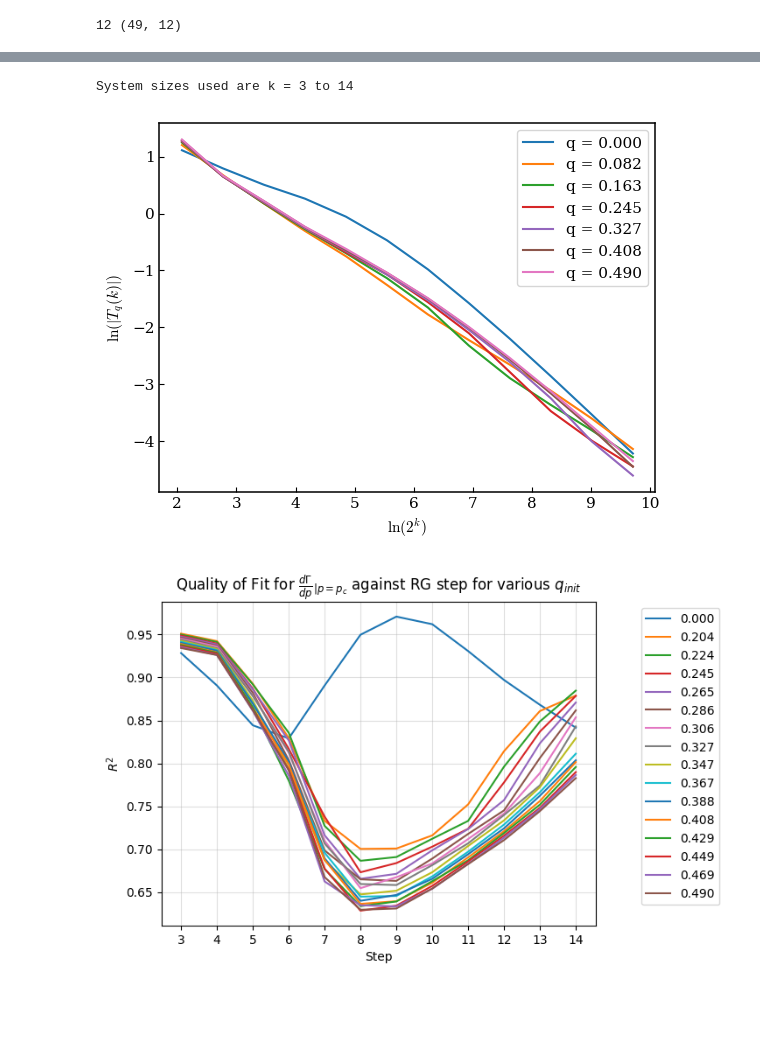
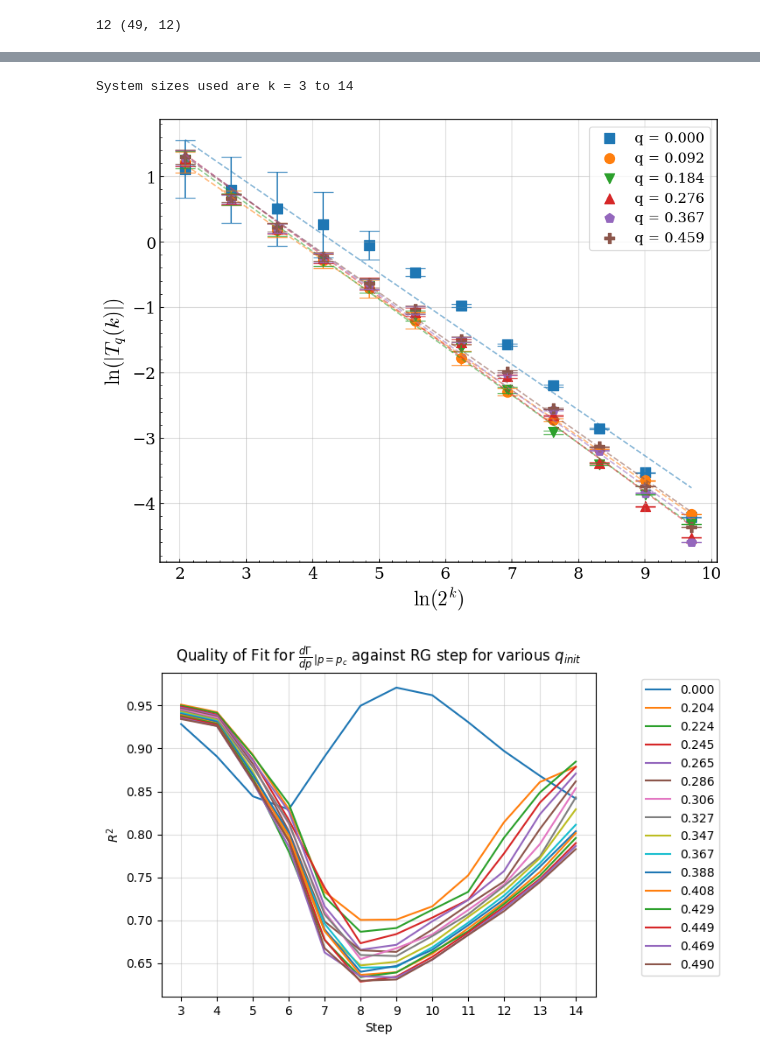
Before and after one commit to Sarkar-shreyas/PX402-RGCC, a Jupyter notebook: test_qshe.ipynb, the cells around one changed output, grey strips where cells are left out. Saved outputs shown, nothing was run; the diff lists cells and outputs as text; code cells hidden in the pictures; blank space fills up the shorter version.

```diff
--- a/test_qshe.ipynb
+++ b/test_qshe.ipynb
@@ -2111,13 +2122,14 @@ print(fits[:, -2])
 # %%
 # Get the slopes for all q and n
 slopes = np.empty(shape=(qgamma.size, endcrossing-crossingstep-1))
-gammar2s = np.empty(shape=(qgamma.size, endcrossing-crossingstep-1))
+gammar2s = np.empty_like(slopes)
+gammaerrs = np.empty_like(slopes)
 pcs = fits[:, :-1]
 pc = np.mean(pcs, axis=1)
 sigmapc = np.std(pcs, axis=1)
 for q in range(qgamma.size):
     for k in range(endcrossing-crossingstep-1):
-        slopes[q, k], gammar2s[q, k] = gamma_slope(gs[::], gammas[q, :, k], pc[q], 10, 2)
+        slopes[q, k], gammar2s[q, k], gammaerrs[q, k]= gamma_slope(gs[::], gammas[q, :, k], pc[q], 10, 2)
         # slopes[q, k], gammar2s[q, k] = gamma_slope(gs[::], zdata[q, :, k, 0], pc[q], 10, 2)
 # for q in range(qgamma.size):
 #     for k in range(endcrossing-crossingstep-1):
@@ -2131,26 +2143,49 @@ for q in range(qgamma.size):
 # %%
 actual_k = np.array(range(crossingstep+1, slopes.shape[1]+crossingstep+1))
 sys_size = np.array([2**(i) for i in actual_k])
 print(f"System sizes used are k = {crossingstep+1} to {slopes.shape[1]+crossingstep}")
+plt.figure(figsize=(10,8))
 # Set T_k(q) = dGamma/dp at p = p_c for all q at a particular step k.
-for q in range(0,qgamma.size, 8):
+startind = 0
+endind=12
+thesemarkers = [",", "o", "v", "^", "s", "p", "P", "*", "+"]
+for q in range(0,qgamma.size, 9):
     # plt.plot(actual_k, np.log(slopes[q, :]), label=f"q = {qgamma[q]:.3f}")
     # plt.plot(np.log(sys_size), np.log(np.abs(slopes[q, :])), label=f"q = {qgamma[q]:.3f}")
-    plt.plot(np.log(sys_size), np.log(np.abs(slopes[q, :])), label=f"q = {qgamma[q]:.3f}")
+    checkslope = np.polyfit(np.log(sys_size)[startind:endind], np.log(np.abs(slopes[q, startind:endind])), 1)
+    y = np.polyval(checkslope[:], logsize[startind:endind])
+    ymean = np.mean(np.log(np.abs(slopes[q, startind:endind])))
+    res = np.sum((np.log(np.abs(slopes[q, startind:endind])) - y)**2)
+    # stderr = np.sqrt(np.sum(res**2) / (y.size-2))
+    logerr = gammaerrs[q, :] / np.abs(slopes[q, :])
+    # print(np.where(y))
+    tot = np.sum((np.log(np.abs(slopes[q, startind:endind])) - ymean)**2)
+    r = 1 - (res/tot)
+    # print(r)
+    # print(gammar2s[q, :])
+    a = plt.plot(np.log(sys_size)[startind:endind], y, linestyle="--", alpha=0.5)
+    c = a[0].get_color()
+    plt.scatter(np.log(sys_size), np.log(np.abs(slopes[q,:])), s=100, label=f"q = {qgamma[q]:.3f}", marker=thesemarkers[q//7], facecolor=c, edgecolors=c)
+    plt.errorbar(np.log(sys_size), np.log(np.abs(slopes[q,:])), logerr, marker="none", color=c, linestyle="none", capsize=10, alpha=0.8)
+    # plt.plot(np.log(sys_size), np.log(np.abs(slopes[q, :])), label=f"q = {qgamma[q]:.3f}")
 # plt.xticks(actual_k)
-plt.xlabel(r"$\ln(2^k)$")
+plt.xlabel(r"$\ln(2^k)$", fontsize=20)
+plt.xticks(fontsize=16)
+plt.yticks(fontsize=16)
 # plt.xticks(actual_k)
 # plt.xscale("log")
-plt.ylabel(r"$\ln(|T_q(k)|)$")
+plt.ylabel(r"$\ln(|T_q(k)|)$", fontsize=20)
 # plt.title(r"$\ln(|T_q(k)|)$ vs RG step k")
 # plt.legend(loc = "upper right", bbox_to_anchor=(1.3, 1.0))
-plt.legend(loc="upper right")
+plt.legend(loc="upper right", fontsize=14)
 # plt.savefig(f"{plotdir}/Nu/slopes_vs_steps.png", dpi=150, bbox_inches="tight")
+plt.minorticks_on()
+plt.grid(alpha=0.5)
 plt.savefig("./report/logfit.pdf", dpi=150, bbox_inches="tight")
 plt.show()
 # %% [output]
 System sizes used are k = 3 to 14
-[figure, old version]
+[figure, new version]
 # %%
 # for q in range(0, qgamma.size, 2):
 for q in ([0] + list(range(19, qgamma.size)))[::2]:
```
Also changed, not shown: parts of 10 cells of this notebook, 6 other files.
